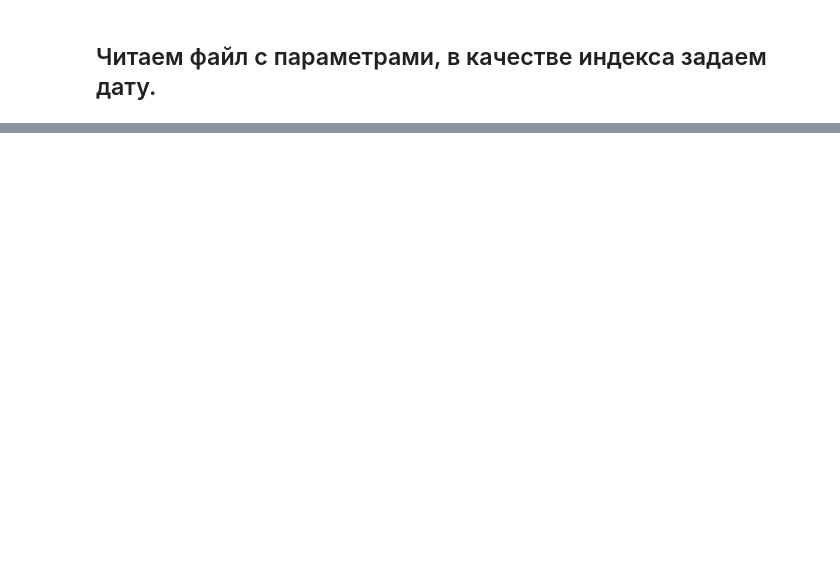
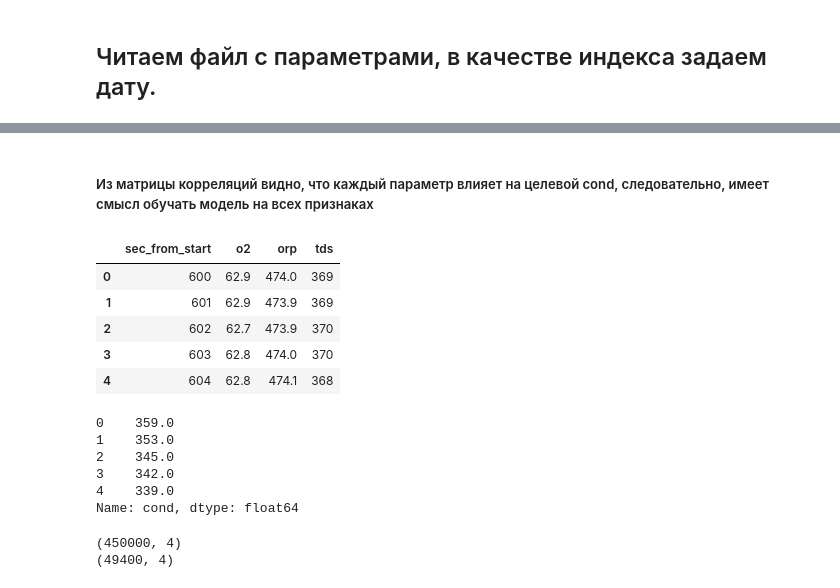
Before and after one commit to koshkidadanet/article-water, a Jupyter notebook: model.ipynb, the cells around one changed output, grey strips where cells are left out. Drawn from its saved outputs; the diff is of its cells as text; code cells hidden in the pictures; blank space fills up the shorter version.

```diff
--- a/model.ipynb
+++ b/model.ipynb
@@ -33,0 +53,28 @@ None
+# %% [markdown]
+##### Из матрицы корреляций видно, что каждый параметр влияет на целевой cond, следовательно, имеет смысл обучать модель на всех признаках
+# %%
+x_train = df.drop('cond',axis=1)[:450000]
+y_train = df['cond'][:450000]
+x_test = df.drop('cond',axis=1)[450000:]
+y_test = df['cond'][450000:]
+
+display(x_train.head())
+display(y_train.head())
+
+print(x_train.shape)
+print(x_test.shape)
+# %% [output]
+|  | sec_from_start | o2 | orp | tds |
+| 0 | 600 | 62.9 | 474.0 | 369 |
+| 1 | 601 | 62.9 | 473.9 | 369 |
+| 2 | 602 | 62.7 | 473.9 | 370 |
+| 3 | 603 | 62.8 | 474.0 | 370 |
+| 4 | 604 | 62.8 | 474.1 | 368 |
+0    359.0
+1    353.0
+2    345.0
+3    342.0
+4    339.0
+Name: cond, dtype: float64
+(450000, 4)
+(49400, 4)
```
Also changed, not shown: parts of 13 cells of this notebook.
